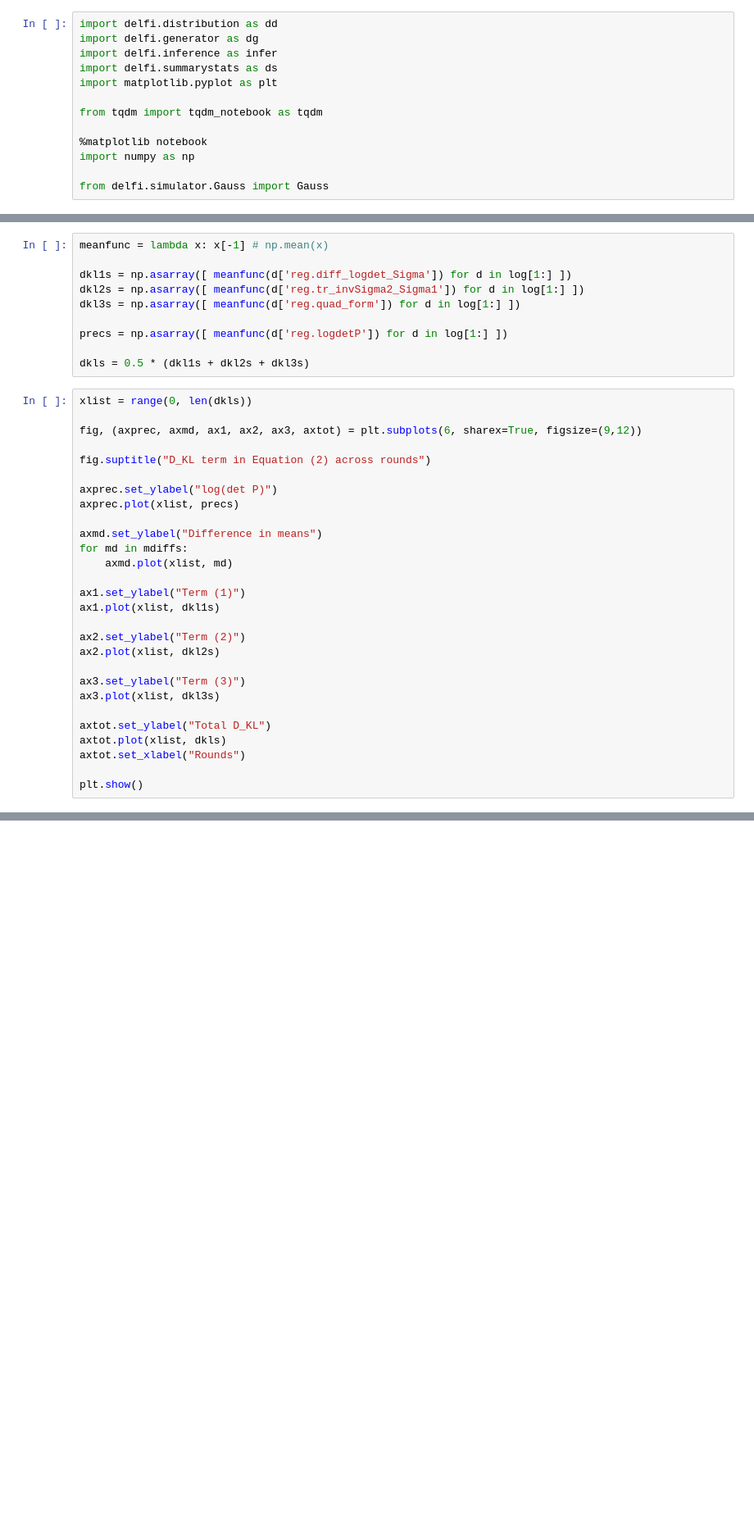
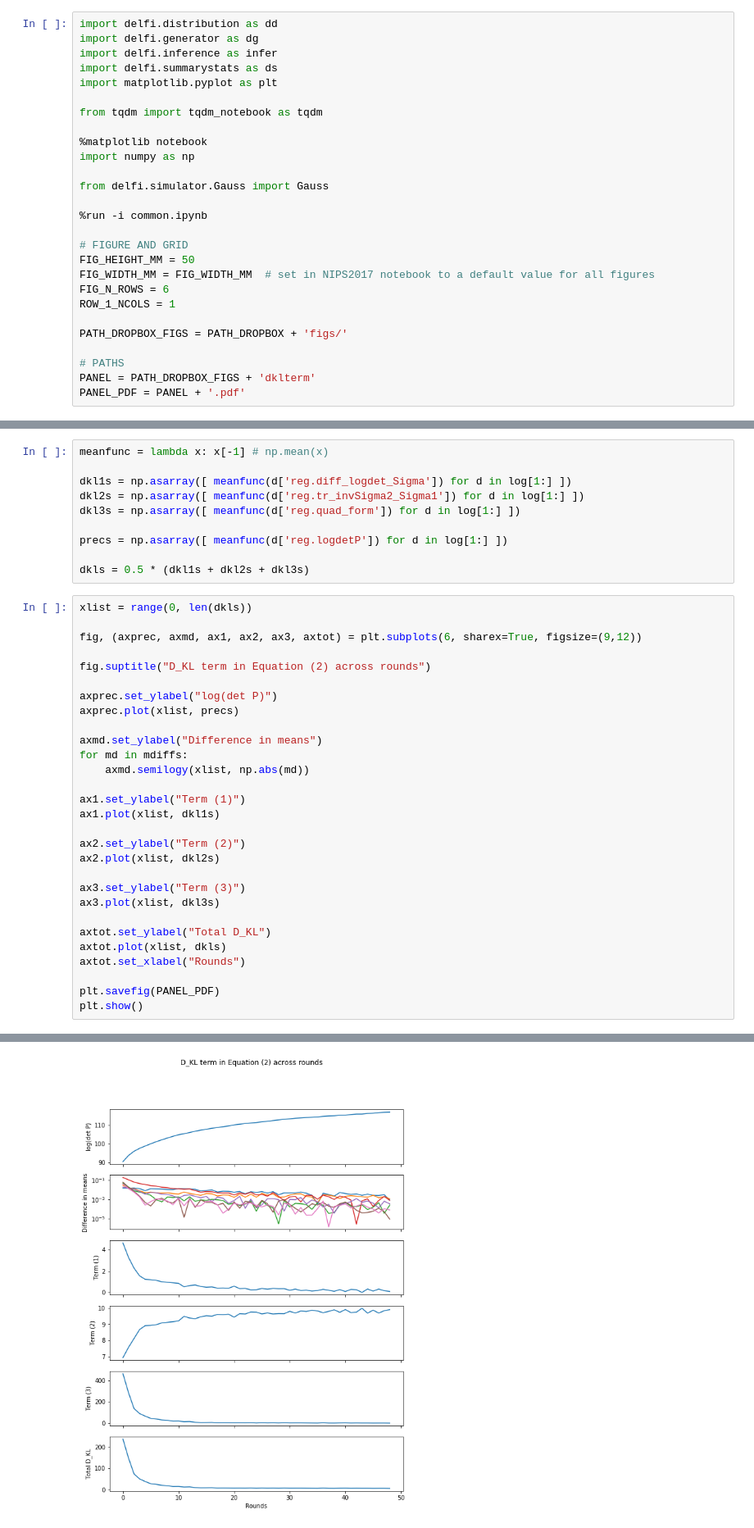
Before and after one commit to mackelab/lfi-experiments, a Jupyter notebook: nips_2017/dklterm.ipynb, the cells around one changed output, grey strips where cells are left out. Shown at 82% size. Cells and saved outputs as stored; diff of their text form; blank space fills up the shorter version.

Commit message:
Updated DKL term notebook

```diff
--- a/nips_2017/dklterm.ipynb
+++ b/nips_2017/dklterm.ipynb
@@ -11,6 +11,20 @@ from tqdm import tqdm_notebook as tqdm
 import numpy as np
 
 from delfi.simulator.Gauss import Gauss
+
+%run -i common.ipynb
+
+# FIGURE AND GRID
+FIG_HEIGHT_MM = 50
+FIG_WIDTH_MM = FIG_WIDTH_MM  # set in NIPS2017 notebook to a default value for all figures
+FIG_N_ROWS = 6
+ROW_1_NCOLS = 1
+
+PATH_DROPBOX_FIGS = PATH_DROPBOX + 'figs/'
+
+# PATHS
+PANEL = PATH_DROPBOX_FIGS + 'dklterm'
+PANEL_PDF = PANEL + '.pdf'
 # %%
 n_params = 1
 n_rounds = 50
@@ -83,7 +83,7 @@ axprec.plot(xlist, precs)
 
 axmd.set_ylabel("Difference in means")
 for md in mdiffs:
-    axmd.plot(xlist, md)
+    axmd.semilogy(xlist, np.abs(md))
 
 ax1.set_ylabel("Term (1)")
 ax1.plot(xlist, dkl1s)
@@ -98,5 +98,6 @@ axtot.set_ylabel("Total D_KL")
 axtot.plot(xlist, dkls)
 axtot.set_xlabel("Rounds")
 
+plt.savefig(PANEL_PDF)
 plt.show()
 # %% [output]
@@ -104,0 +104 @@ plt.show()
+[figure, added]
```
Also changed, not shown: parts of 4 cells of this notebook, 1 other file.
